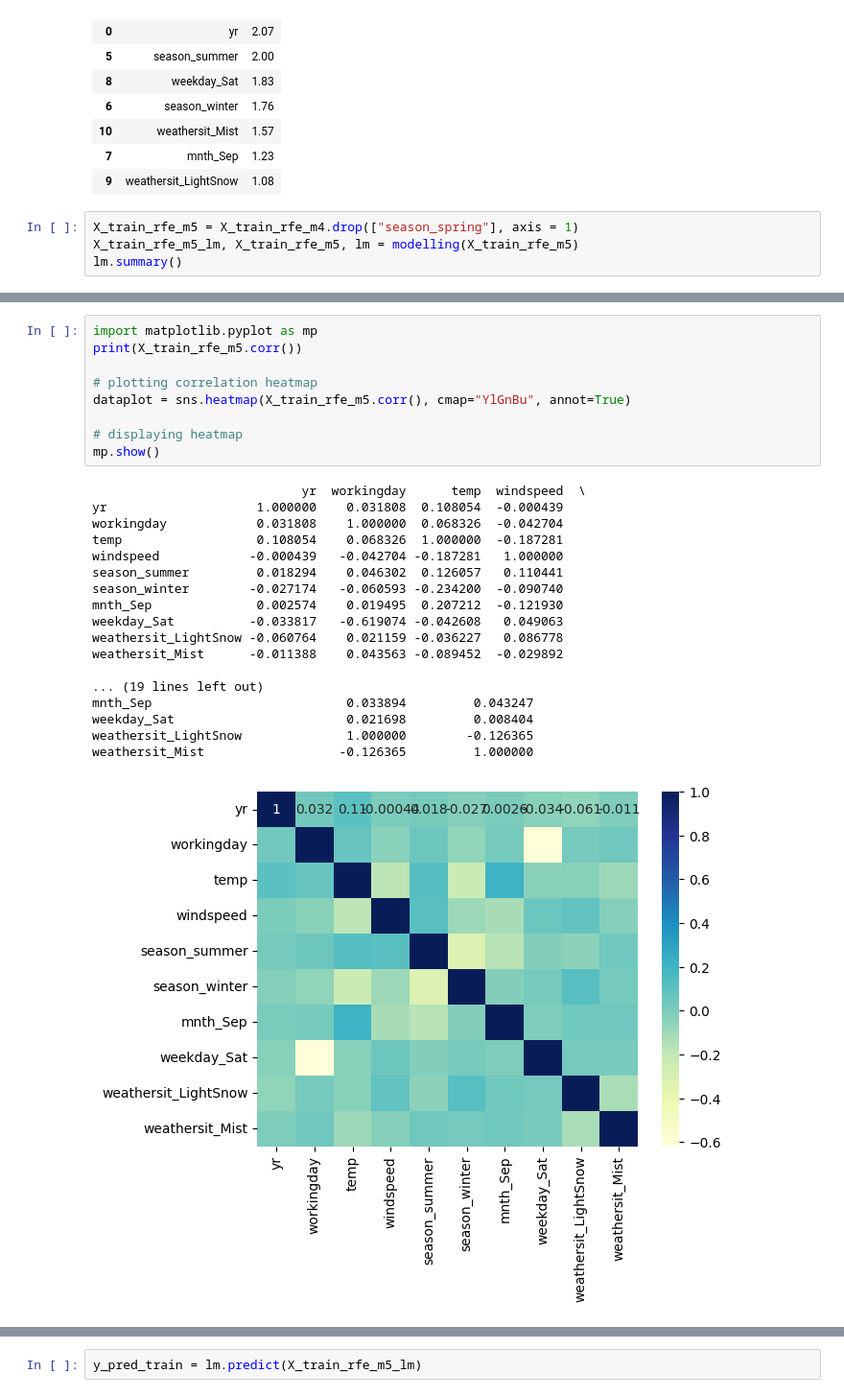
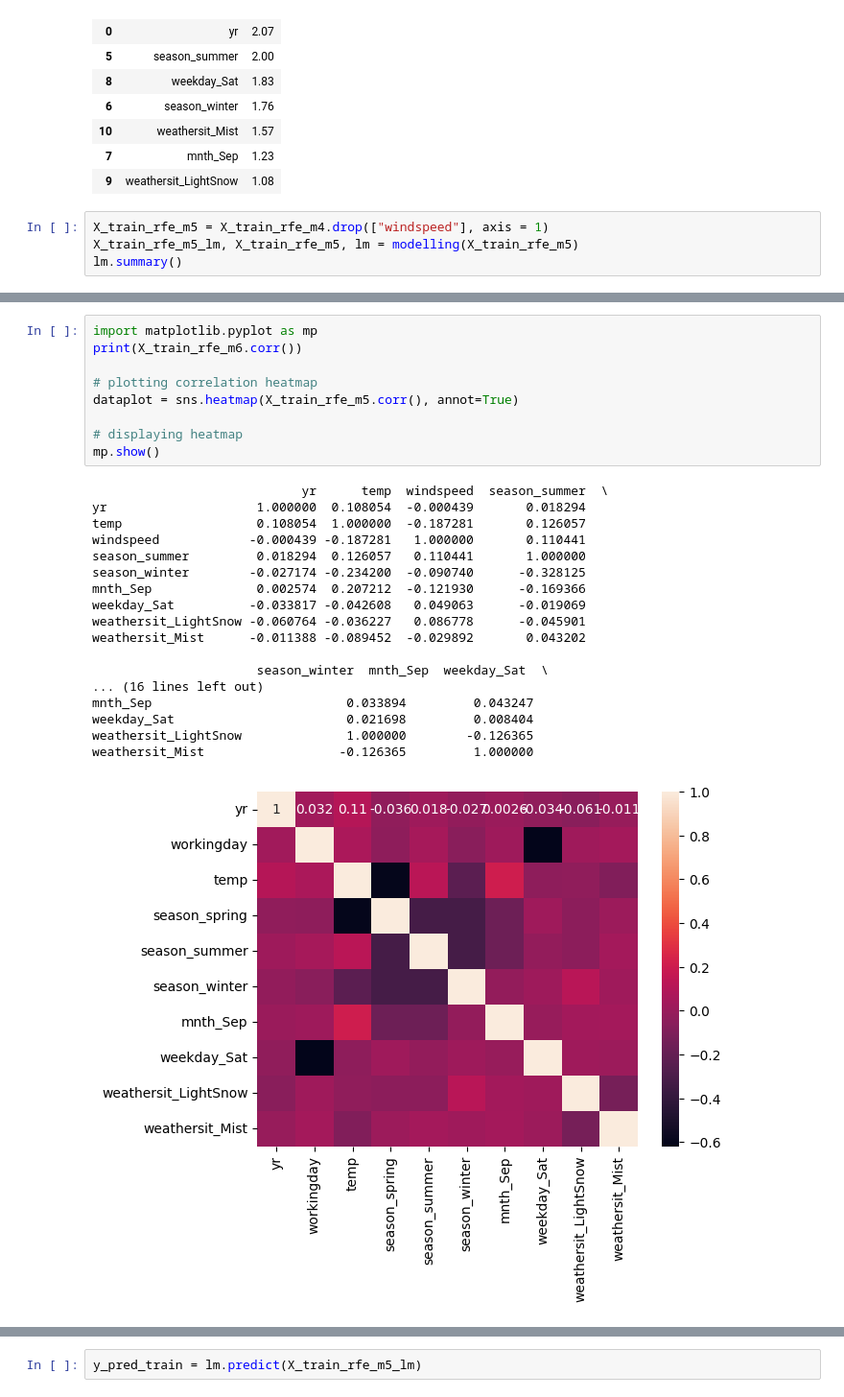
Before and after one commit to Jithendrian/LinearRegressionAssignment, a Jupyter notebook: BikeSharingAssignment_Jithendrian.ipynb, the cells around one changed output, grey strips where cells are left out. Shown at 96% size. Drawn from its saved outputs; the diff is of its cells as text.

```diff
--- a/BikeSharingAssignment_Jithendrian.ipynb
+++ b/BikeSharingAssignment_Jithendrian.ipynb
@@ -550,7 +555,7 @@ vif
 | 7 | mnth_Sep | 1.23 |
 | 9 | weathersit_LightSnow | 1.08 |
 # %%
-X_train_rfe_m5 = X_train_rfe_m4.drop(["season_spring"], axis = 1)
+X_train_rfe_m5 = X_train_rfe_m4.drop(["windspeed"], axis = 1)
 X_train_rfe_m5_lm, X_train_rfe_m5, lm = modelling(X_train_rfe_m5)
 lm.summary()
 # %% [output]
@@ -614,32 +619,32 @@ weathersit_Mist        -0.080022
 dtype: float64
 # %%
 import matplotlib.pyplot as mp
-print(X_train_rfe_m5.corr())
+print(X_train_rfe_m6.corr())
 
 # plotting correlation heatmap
-dataplot = sns.heatmap(X_train_rfe_m5.corr(), cmap="YlGnBu", annot=True)
+dataplot = sns.heatmap(X_train_rfe_m5.corr(), annot=True)
 
 # displaying heatmap
 mp.show()
 # %% [output]
-                            yr  workingday      temp  windspeed  \
-yr                    1.000000    0.031808  0.108054  -0.000439
-workingday            0.031808    1.000000  0.068326  -0.042704
-temp                  0.108054    0.068326  1.000000  -0.187281
-windspeed            -0.000439   -0.042704 -0.187281   1.000000
-season_summer         0.018294    0.046302  0.126057   0.110441
-season_winter        -0.027174   -0.060593 -0.234200  -0.090740
-mnth_Sep              0.002574    0.019495  0.207212  -0.121930
-weekday_Sat          -0.033817   -0.619074 -0.042608   0.049063
-weathersit_LightSnow -0.060764    0.021159 -0.036227   0.086778
-weathersit_Mist      -0.011388    0.043563 -0.089452  -0.029892
+                            yr      temp  windspeed  season_summer  \
+yr                    1.000000  0.108054  -0.000439       0.018294
+temp                  0.108054  1.000000  -0.187281       0.126057
+windspeed            -0.000439 -0.187281   1.000000       0.110441
+season_summer         0.018294  0.126057   0.110441       1.000000
+season_winter        -0.027174 -0.234200  -0.090740      -0.328125
+mnth_Sep              0.002574  0.207212  -0.121930      -0.169366
+weekday_Sat          -0.033817 -0.042608   0.049063      -0.019069
+weathersit_LightSnow -0.060764 -0.036227   0.086778      -0.045901
+weathersit_Mist      -0.011388 -0.089452  -0.029892       0.043202
 
-... (19 lines left out)
+                      season_winter  mnth_Sep  weekday_Sat  \
+... (16 lines left out)
 mnth_Sep                          0.033894         0.043247
 weekday_Sat                       0.021698         0.008404
 weathersit_LightSnow              1.000000        -0.126365
 weathersit_Mist                  -0.126365         1.000000
-[figure, old version]
+[figure, new version]
 # %%
 X_train_rfe_m5.columns
 # %% [output]
```
Also changed, not shown: parts of 16 cells of this notebook.
